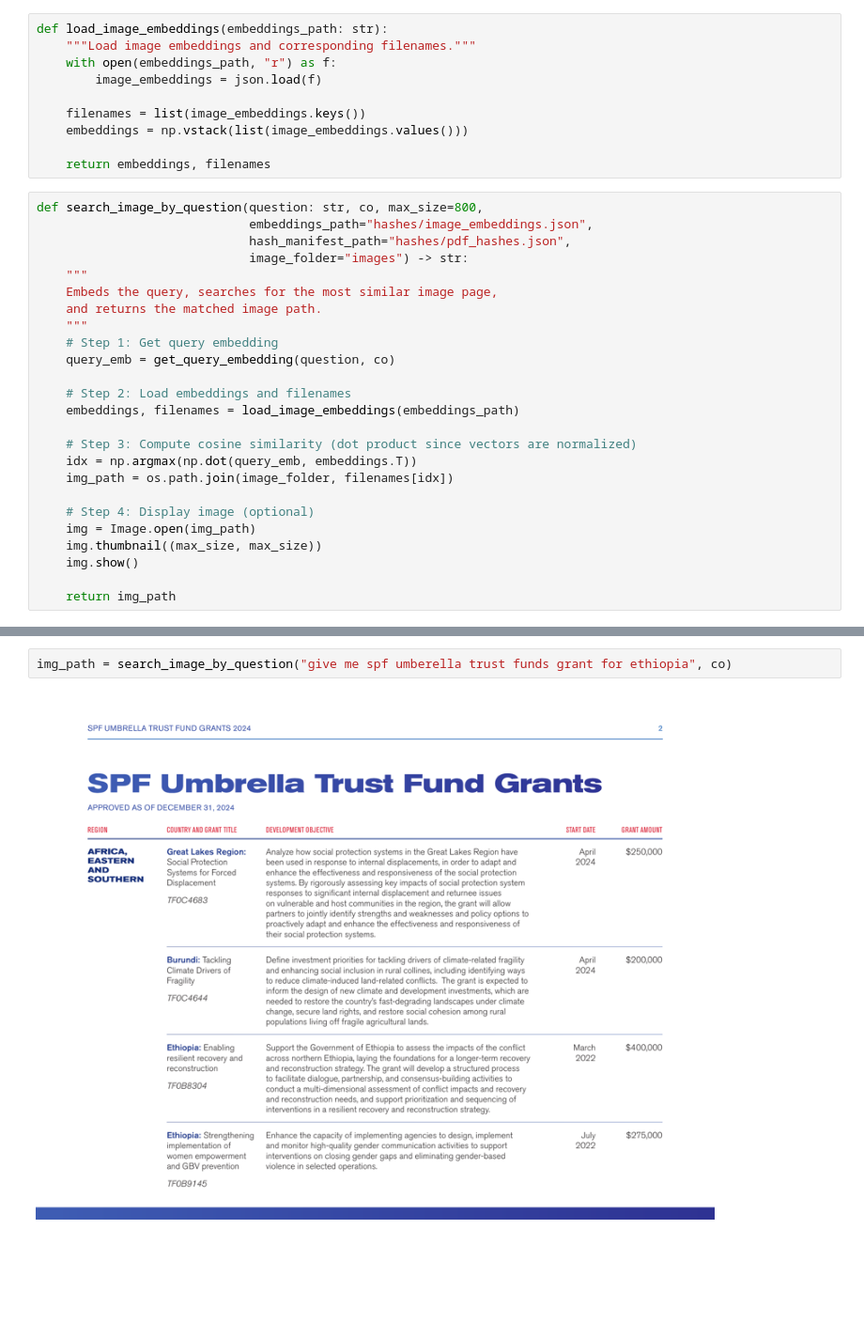
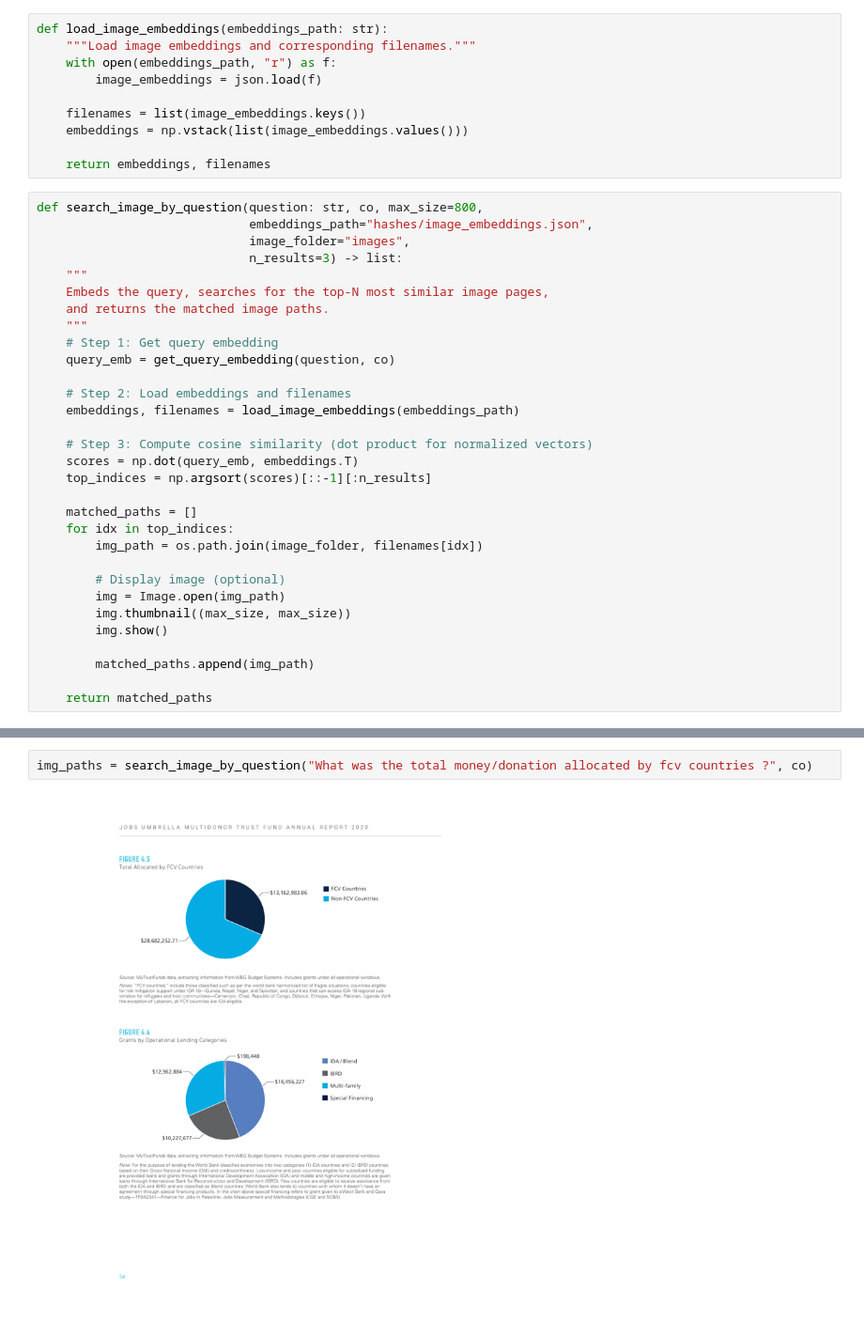
Before and after one commit to ZeeshanAhmed92/PDF_RAG_system_Using_Cohere_Embed4, a Jupyter notebook: rag_through_cohere.ipynb, the cells around one changed output, grey strips where cells are left out. Shown at 94% size. Saved outputs shown, nothing was run; the diff lists cells and outputs as text; blank space fills up the shorter version.

```diff
--- a/rag_through_cohere.ipynb
+++ b/rag_through_cohere.ipynb
@@ -276,11 +196,11 @@ def load_image_embeddings(embeddings_path: str):
 # %%
 def search_image_by_question(question: str, co, max_size=800,
                              embeddings_path="hashes/image_embeddings.json",
-                             hash_manifest_path="hashes/pdf_hashes.json",
-                             image_folder="images") -> str:
+                             image_folder="images",
+                             n_results=3) -> list:
     """
-    Embeds the query, searches for the most similar image page,
-    and returns the matched image path.
+    Embeds the query, searches for the top-N most similar image pages,
+    and returns the matched image paths.
     """
     # Step 1: Get query embedding
     query_emb = get_query_embedding(question, co)
@@ -288,16 +208,22 @@ def search_image_by_question(question: str, co, max_size=800,
     # Step 2: Load embeddings and filenames
     embeddings, filenames = load_image_embeddings(embeddings_path)
 
-    # Step 3: Compute cosine similarity (dot product since vectors are normalized)
-    idx = np.argmax(np.dot(query_emb, embeddings.T))
-    img_path = os.path.join(image_folder, filenames[idx])
+    # Step 3: Compute cosine similarity (dot product for normalized vectors)
+    scores = np.dot(query_emb, embeddings.T)
+    top_indices = np.argsort(scores)[::-1][:n_results]
 
-    # Step 4: Display image (optional)
-    img = Image.open(img_path)
-    img.thumbnail((max_size, max_size))
-    img.show()
+    matched_paths = []
+    for idx in top_indices:
+        img_path = os.path.join(image_folder, filenames[idx])
 
-    return img_path
+        # Display image (optional)
+        img = Image.open(img_path)
+        img.thumbnail((max_size, max_size))
+        img.show()
+
+        matched_paths.append(img_path)
+
+    return matched_paths
 # %%
 def encode_image_to_base64(img_path: str) -> str:
     """Encodes an image to base64 for embedding in a prompt."""
@@ -350,5 +278,5 @@ def answer_question_about_image(question: str, img_path: str, client: OpenAI, mo
         return "Error occurred during processing."
 # %%
-img_path = search_image_by_question("give me spf umberella trust funds grant for ethiopia", co)
+img_paths = search_image_by_question("What was the total money/donation allocated by fcv countries ?", co)
 # %% [output]
-[figure, old version]
+[figure, new version]
```
Also changed, not shown: parts of 7 cells of this notebook, 7 other files.
